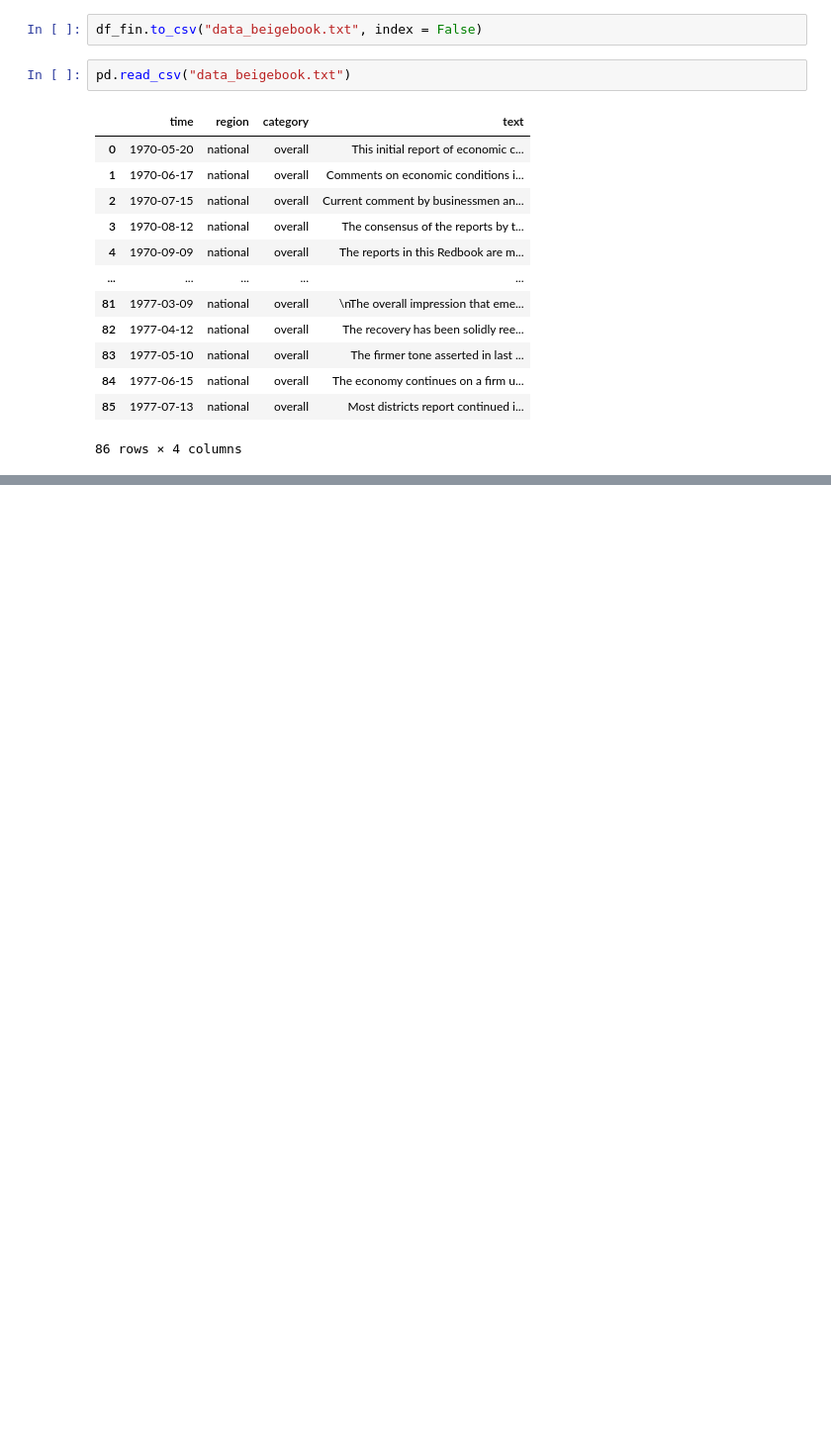
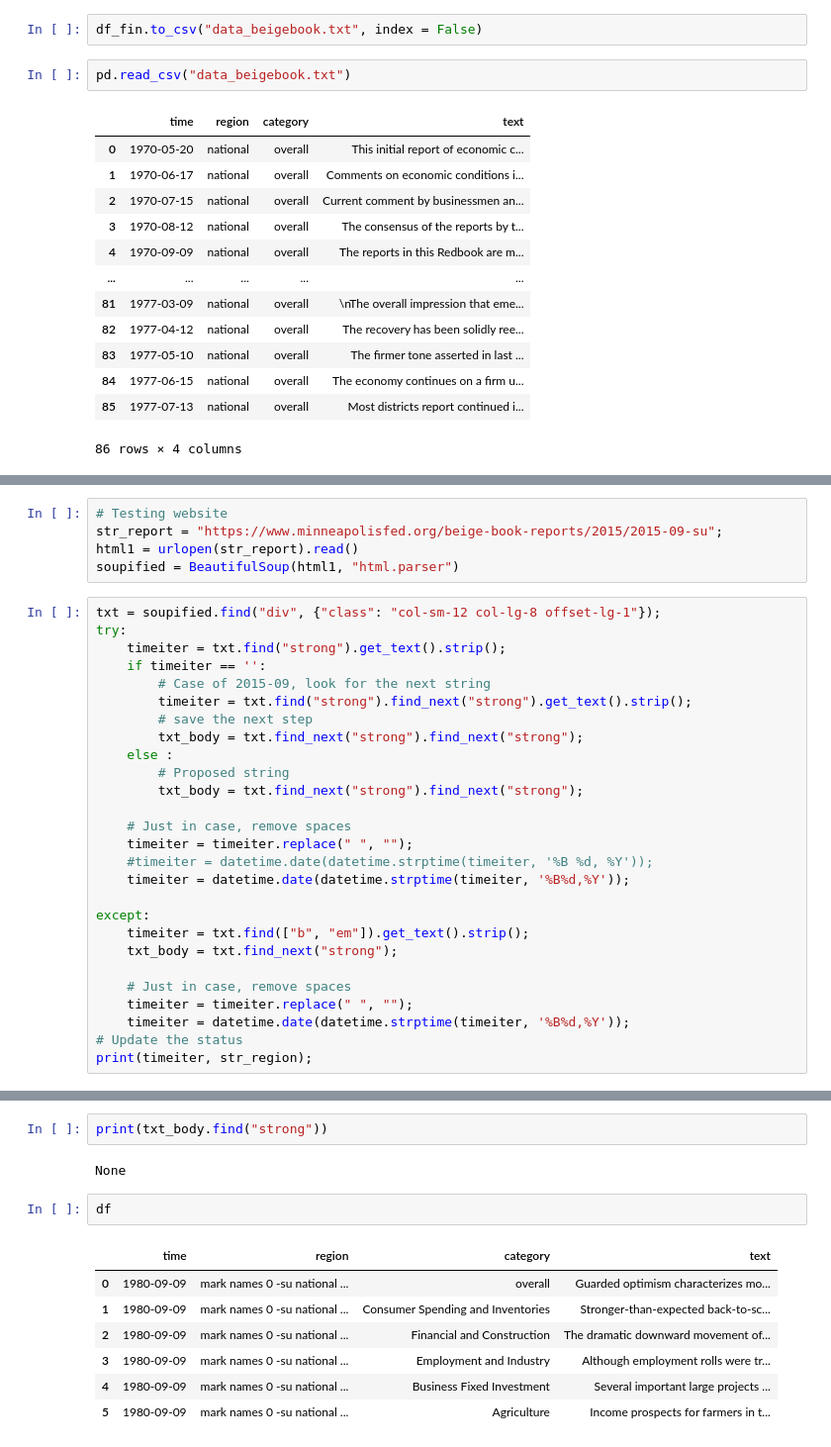
Before and after one commit to justinjjlee/Thread-620, a Jupyter notebook: src/dev_textpull.ipynb, the cells around one changed output, grey strips where cells are left out. Shown at 99% size. Drawn from its saved outputs; the diff is of its cells as text; blank space fills up the shorter version.

```diff
--- a/src/dev_textpull.ipynb
+++ b/src/dev_textpull.ipynb
@@ -94,0 +91,32 @@ pd.read_csv("data_beigebook.txt")
+# %%
+# Testing website
+str_report = "https://www.minneapolisfed.org/beige-book-reports/2015/2015-09-su";
+html1 = urlopen(str_report).read()
+soupified = BeautifulSoup(html1, "html.parser")
+# %%
+txt = soupified.find("div", {"class": "col-sm-12 col-lg-8 offset-lg-1"});
+try:
+    timeiter = txt.find("strong").get_text().strip();
+    if timeiter == '':
+        # Case of 2015-09, look for the next string
+        timeiter = txt.find("strong").find_next("strong").get_text().strip();
+        # save the next step
+        txt_body = txt.find_next("strong").find_next("strong");
+    else :
+        # Proposed string
+        txt_body = txt.find_next("strong").find_next("strong");
+
+    # Just in case, remove spaces
+    timeiter = timeiter.replace(" ", "");
+    #timeiter = datetime.date(datetime.strptime(timeiter, '%B %d, %Y'));
+    timeiter = datetime.date(datetime.strptime(timeiter, '%B%d,%Y'));
+
+except:
+    timeiter = txt.find(["b", "em"]).get_text().strip();
+    txt_body = txt.find_next("strong");
+
+    # Just in case, remove spaces
+    timeiter = timeiter.replace(" ", "");
+    timeiter = datetime.date(datetime.strptime(timeiter, '%B%d,%Y'));
+# Update the status
+print(timeiter, str_region);
@@ -94,0 +209,14 @@ pd.read_csv("data_beigebook.txt")
+# %%
+print(txt_body.find("strong"))
+# %% [output]
+None
+# %%
+df
+# %% [output]
+|  | time | region | category | text |
+| 0 | 1980-09-09 | mark names 0 -su national ... | overall | Guarded optimism characterizes mo... |
+| 1 | 1980-09-09 | mark names 0 -su national ... | Consumer Spending and Inventories | Stronger-than-expected back-to-sc... |
+| 2 | 1980-09-09 | mark names 0 -su national ... | Financial and Construction | The dramatic downward movement of... |
+| 3 | 1980-09-09 | mark names 0 -su national ... | Employment and Industry | Although employment rolls were tr... |
+| 4 | 1980-09-09 | mark names 0 -su national ... | Business Fixed Investment | Several important large projects ... |
+| 5 | 1980-09-09 | mark names 0 -su national ... | Agriculture | Income prospects for farmers in t... |
```
Also changed, not shown: parts of 10 cells of this notebook, 3 other files.
